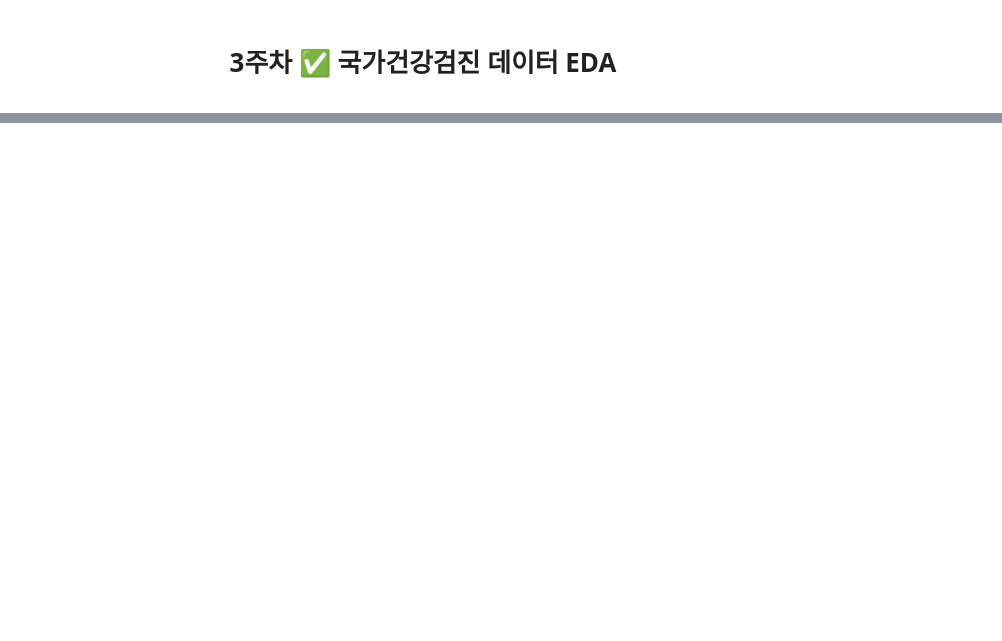
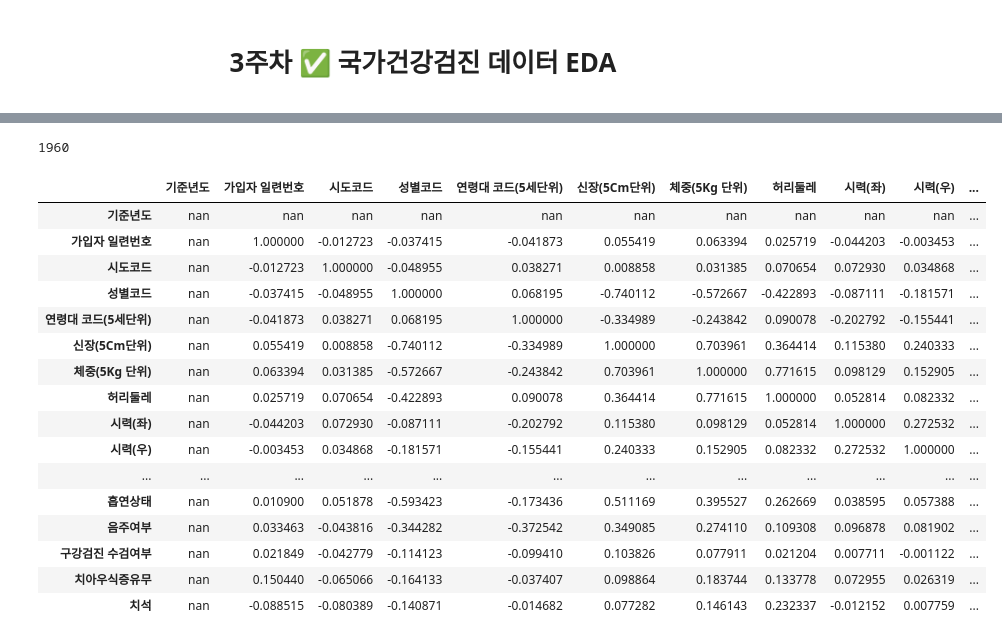
Before and after one commit to yeommss/Mini-Project, a Jupyter notebook: 3주차/03_EDA_국가건강검진_염정아.ipynb, the cells around one changed output, grey strips where cells are left out. Saved outputs shown, nothing was run; the diff lists cells and outputs as text; code cells hidden in the pictures; blank space fills up the shorter version.

```diff
--- a/3주차/03_EDA_국가건강검진_염정아.ipynb
+++ b/3주차/03_EDA_국가건강검진_염정아.ipynb
@@ -151,0 +64,4 @@ dtype: int64
+# %%
+# 데이터 불러오기
+df_raw = pd.read_csv('data/국민건강보험공단_건강검진정보_20211229.CSV', encoding='cp949')[:500]
+df_raw.head()
@@ -151,0 +178,26 @@ dtype: int64
+# %%
+# 결측치 총계
+df_raw.isnull().sum().sum()
+# %% [output]
+1960
+# %%
+# 상관계수
+df_raw.corr().style.background_gradient(cmap='coolwarm')
+# %% [output]
+|  | 기준년도 | 가입자 일련번호 | 시도코드 | 성별코드 | 연령대 코드(5세단위) | 신장(5Cm단위) | 체중(5Kg 단위) | 허리둘레 | 시력(좌) | 시력(우) | ... |
+| 기준년도 | nan | nan | nan | nan | nan | nan | nan | nan | nan | nan | ... |
+| 가입자 일련번호 | nan | 1.000000 | -0.012723 | -0.037415 | -0.041873 | 0.055419 | 0.063394 | 0.025719 | -0.044203 | -0.003453 | ... |
+| 시도코드 | nan | -0.012723 | 1.000000 | -0.048955 | 0.038271 | 0.008858 | 0.031385 | 0.070654 | 0.072930 | 0.034868 | ... |
+| 성별코드 | nan | -0.037415 | -0.048955 | 1.000000 | 0.068195 | -0.740112 | -0.572667 | -0.422893 | -0.087111 | -0.181571 | ... |
+| 연령대 코드(5세단위) | nan | -0.041873 | 0.038271 | 0.068195 | 1.000000 | -0.334989 | -0.243842 | 0.090078 | -0.202792 | -0.155441 | ... |
+| 신장(5Cm단위) | nan | 0.055419 | 0.008858 | -0.740112 | -0.334989 | 1.000000 | 0.703961 | 0.364414 | 0.115380 | 0.240333 | ... |
+| 체중(5Kg 단위) | nan | 0.063394 | 0.031385 | -0.572667 | -0.243842 | 0.703961 | 1.000000 | 0.771615 | 0.098129 | 0.152905 | ... |
+| 허리둘레 | nan | 0.025719 | 0.070654 | -0.422893 | 0.090078 | 0.364414 | 0.771615 | 1.000000 | 0.052814 | 0.082332 | ... |
+| 시력(좌) | nan | -0.044203 | 0.072930 | -0.087111 | -0.202792 | 0.115380 | 0.098129 | 0.052814 | 1.000000 | 0.272532 | ... |
+| 시력(우) | nan | -0.003453 | 0.034868 | -0.181571 | -0.155441 | 0.240333 | 0.152905 | 0.082332 | 0.272532 | 1.000000 | ... |
+| ... | ... | ... | ... | ... | ... | ... | ... | ... | ... | ... | ... |
+| 흡연상태 | nan | 0.010900 | 0.051878 | -0.593423 | -0.173436 | 0.511169 | 0.395527 | 0.262669 | 0.038595 | 0.057388 | ... |
+| 음주여부 | nan | 0.033463 | -0.043816 | -0.344282 | -0.372542 | 0.349085 | 0.274110 | 0.109308 | 0.096878 | 0.081902 | ... |
+| 구강검진 수검여부 | nan | 0.021849 | -0.042779 | -0.114123 | -0.099410 | 0.103826 | 0.077911 | 0.021204 | 0.007711 | -0.001122 | ... |
+| 치아우식증유무 | nan | 0.150440 | -0.065066 | -0.164133 | -0.037407 | 0.098864 | 0.183744 | 0.133778 | 0.072955 | 0.026319 | ... |
+| 치석 | nan | -0.088515 | -0.080389 | -0.140871 | -0.014682 | 0.077282 | 0.146143 | 0.232337 | -0.012152 | 0.007759 | ... |
```
Also changed, not shown: parts of 68 cells of this notebook, 5 other files.
